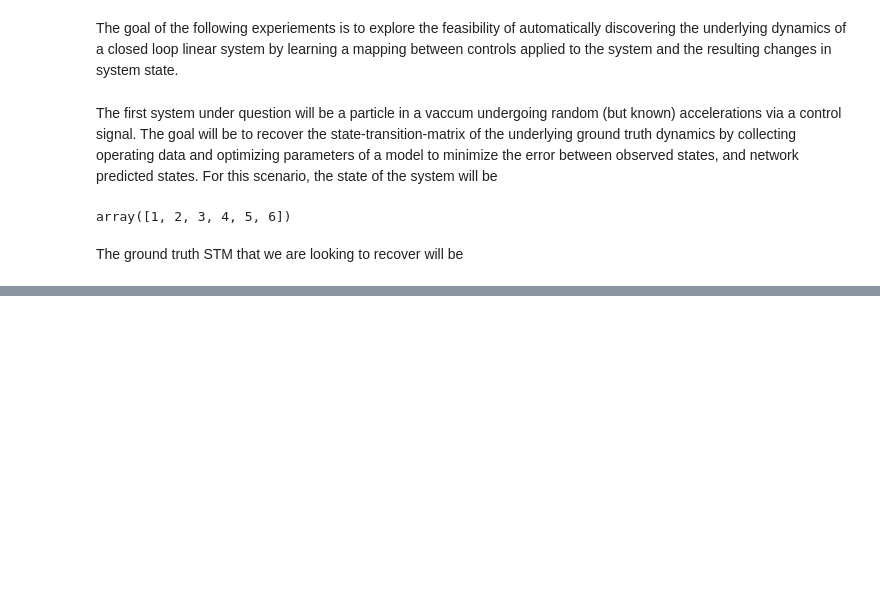
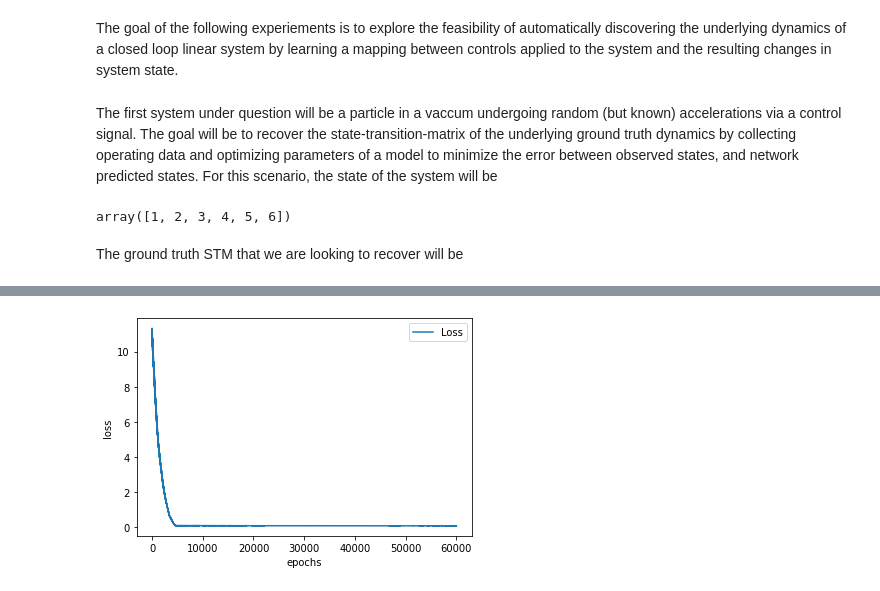
Before and after one commit to mrpossoms/bomberhat, a Jupyter notebook: firmware/notebooks/learned-stm.ipynb, the cells around one changed output, grey strips where cells are left out. Drawn from its saved outputs; the diff is of its cells as text; code cells hidden in the pictures; blank space fills up the shorter version.

```diff
--- a/firmware/notebooks/learned-stm.ipynb
+++ b/firmware/notebooks/learned-stm.ipynb
@@ -221,7 +215,3 @@ array([[ 1. , -0. ,  0. ,  0.1, -0. , -0. , -0. ,  0. ,  0. ],
 # %%
-x_t = make_state([0, 0, 0], [0, 0, 0])
-
-for t in range(10):
-    x_t = stm_gt @ np.concatenate([x_t, np.array([1, 0, 0])])
-    print(x_t)
+train_loop(model, loss_fn, optimizer, X_t=X_ts, batch_size=2000, epochs=60000)
 # %% [output]
@@ -237,0 +235 @@ for t in range(10):
+[figure, added]
```
Also changed, not shown: parts of 10 cells of this notebook.
